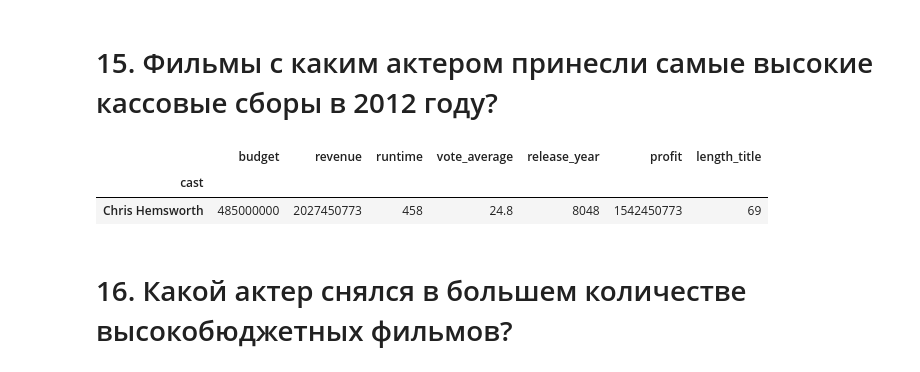
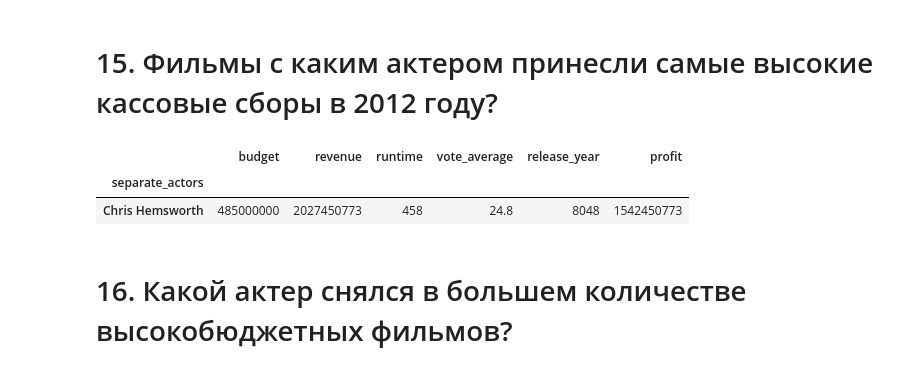
Before and after one commit to novikaj/AlinaProjects, a Jupyter notebook: module_1/Module 1 Project 1.ipynb, the cells around one changed output. Cells and saved outputs as stored; diff of their text form; code cells hidden in the pictures.

```diff
--- a/module_1/Module 1 Project 1.ipynb
+++ b/module_1/Module 1 Project 1.ipynb
@@ -310,16 +353,15 @@ Name: split_directors, Length: 364, dtype: int64
 # %%
 answers['15'] = 'Chris Hemsworth'
 # +
-# %%
-imdb_2012 = imdb[imdb.release_year == 2012].copy()
-imdb_2012['cast'] = imdb_2012['cast'].str.split('|')
-cast_2012 = imdb_2012.explode('cast')
-cast_2012_groups = cast_2012.groupby(['cast']).sum()
-cast_2012_groups[cast_2012_groups.revenue==cast_2012_groups.revenue.max()]
-# %% [output]
-|  | budget | revenue | runtime | vote_average | release_year | profit | length_title |
-| cast |  |  |  |  |  |  |  |
-| Chris Hemsworth | 485000000 | 2027450773 | 458 | 24.8 | 8048 | 1542450773 | 69 |
+# %%
+#imdb_2012 и separate_actors в предобработке, актеры разделены при помощи explode и сгруппированы
+cast_2012 = imdb_2012.explode('separate_actors').groupby('separate_actors').sum()
+actor_2012 = cast_2012[cast_2012.revenue==cast_2012.revenue.max()] #находим самые высокие кассовые сборы в 2012
+actor_2012
+# %% [output]
+|  | budget | revenue | runtime | vote_average | release_year | profit |
+| separate_actors |  |  |  |  |  |  |
+| Chris Hemsworth | 485000000 | 2027450773 | 458 | 24.8 | 8048 | 1542450773 |
 # %% [markdown]
 # 16. Какой актер снялся в большем количестве высокобюджетных фильмов?
 # %%
```
Also changed, not shown: parts of 50 cells of this notebook.
